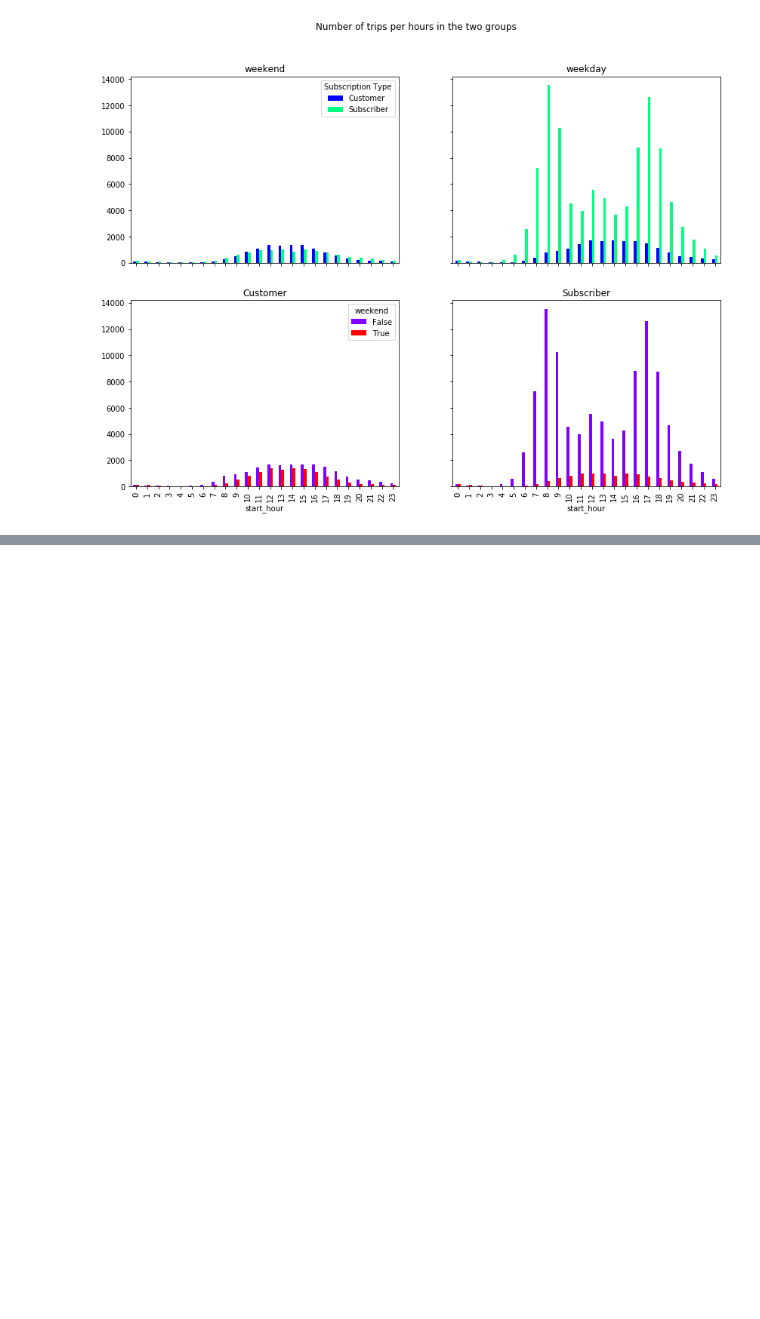
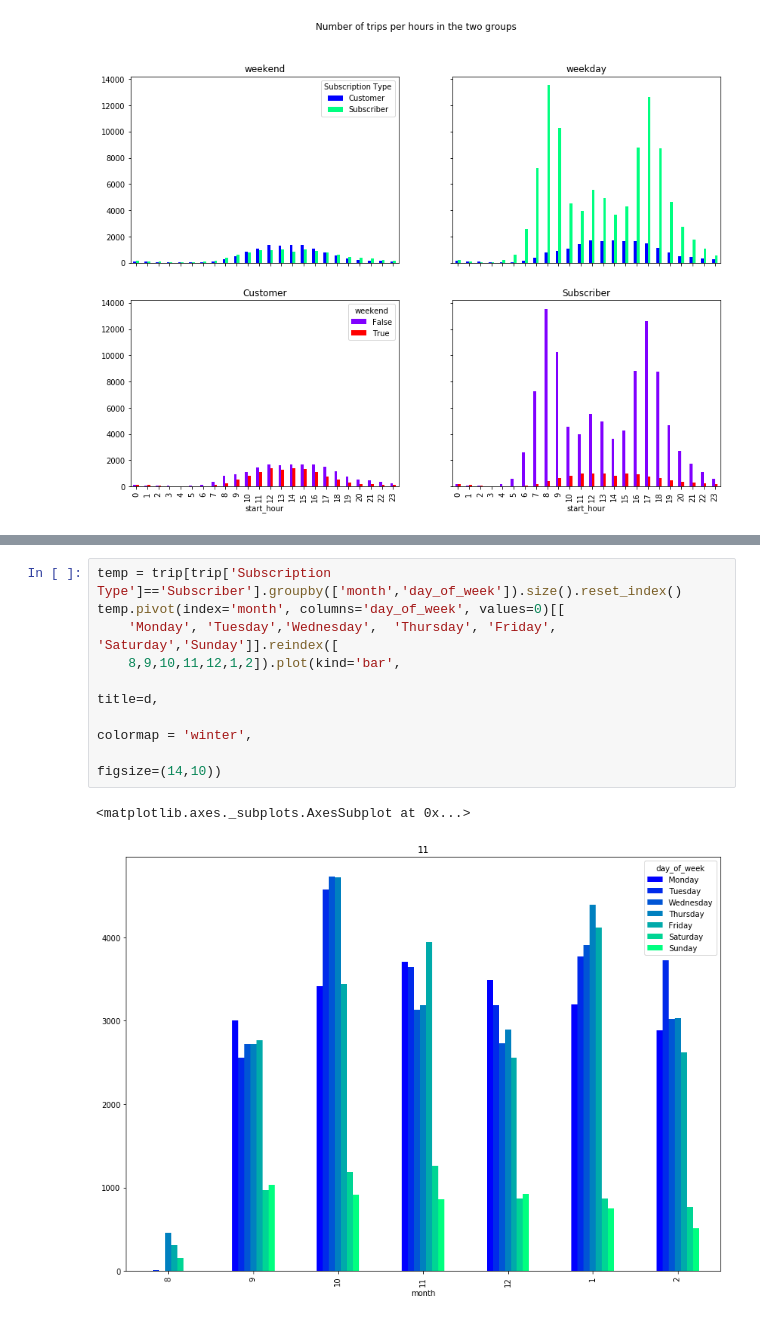
Before and after one commit to seszter/CEU_data_analysis_python, a Jupyter notebook: Q1/Q1.ipynb, the cells around one changed output, grey strips where cells are left out. Saved outputs shown, nothing was run; the diff lists cells and outputs as text; blank space fills up the shorter version.

```diff
--- a/Q1/Q1.ipynb
+++ b/Q1/Q1.ipynb
@@ -643,0 +758,11 @@ Your chart should be similar to this:
+# %%
+temp = trip[trip['Subscription Type']=='Subscriber'].groupby(['month','day_of_week']).size().reset_index()
+temp.pivot(index='month', columns='day_of_week', values=0)[[
+    'Monday', 'Tuesday','Wednesday',  'Thursday', 'Friday', 'Saturday','Sunday']].reindex([
+    8,9,10,11,12,1,2]).plot(kind='bar',
+                                                                                         title=d,
+                                                                                         colormap = 'winter',
+                                                                                           figsize=(14,10))
+# %% [output]
+<matplotlib.axes._subplots.AxesSubplot at 0x...>
+[figure, added]
```
Also changed, not shown: parts of 10 cells of this notebook, 2 other files.
